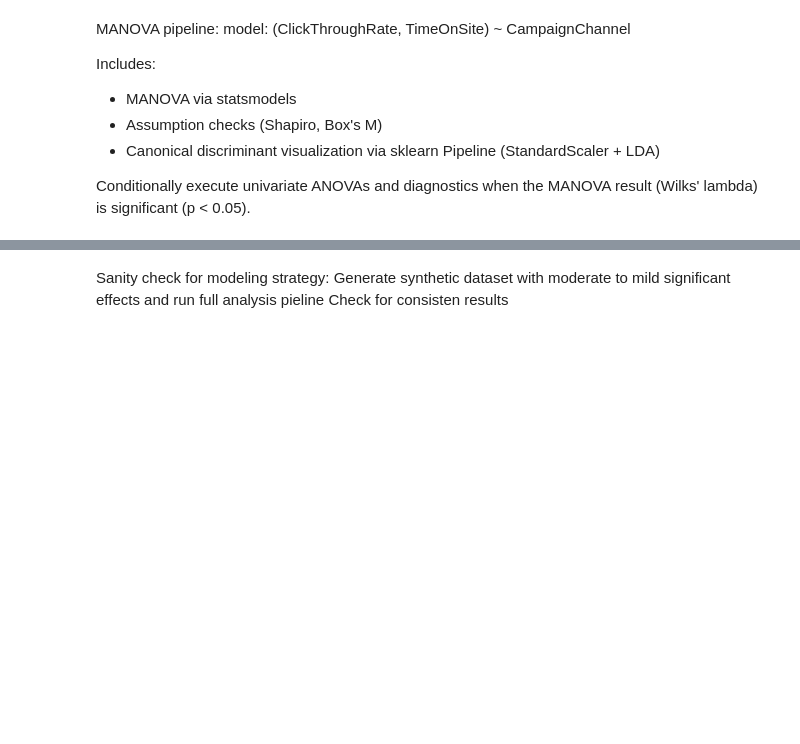
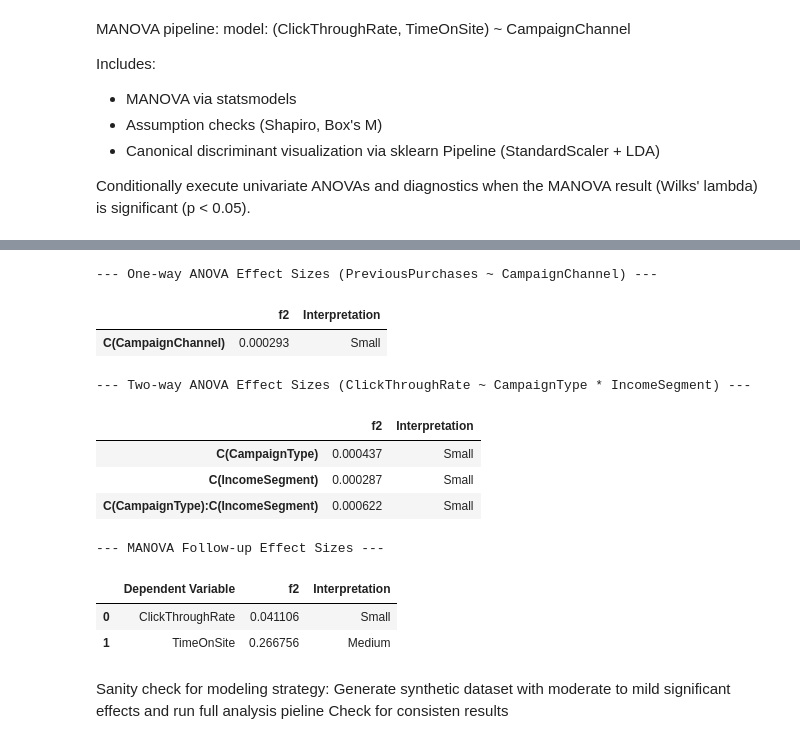
Before and after one commit to alfredqbit/NU-DDS-8515, a Jupyter notebook: sepulvedaadds_8515_6.ipynb, the cells around one changed output, grey strips where cells are left out. Drawn from its saved outputs; the diff is of its cells as text; code cells hidden in the pictures; blank space fills up the shorter version.

```diff
--- a/sepulvedaadds_8515_6.ipynb
+++ b/sepulvedaadds_8515_6.ipynb
@@ -504,3 +552,58 @@ print("\nPipeline complete. Plots saved in the 'figures' subdirectory for downlo
+# %%
+def calculate_cohens_f2(anova_table):
+    """
+    Calculate Cohen's f^2 for each term in a statsmodels ANOVA table.
+    Formula: f^2 = SS_effect / SS_residual
+    """
+    # Ensure 'Residual' row exists to get SS_error
+    if 'Residual' not in anova_table.index:
+        return pd.Series(dtype=float)
+
+    ss_residual = anova_table.loc['Residual', 'sum_sq']
+
+    # Calculate f2 for all rows except Residual
+    f2_values = anova_table['sum_sq'] / ss_residual
+    return f2_values.drop('Residual')
+
+# 1. One-way ANOVA Effect Sizes
+print("--- One-way ANOVA Effect Sizes (PreviousPurchases ~ CampaignChannel) ---")
+f2_1way = calculate_cohens_f2(anova_1way)
+df_f2_1way = pd.DataFrame({'f2': f2_1way, 'Interpretation': ['Small' if x < 0.15 else 'Medium' if x < 0.35 else 'Large' for x in f2_1way]})
+display(df_f2_1way)
+
+# 2. Two-way ANOVA Effect Sizes
+print("\n--- Two-way ANOVA Effect Sizes (ClickThroughRate ~ CampaignType * IncomeSegment) ---")
+f2_2way = calculate_cohens_f2(anova_2way)
+df_f2_2way = pd.DataFrame({'f2': f2_2way, 'Interpretation': ['Small' if x < 0.15 else 'Medium' if x < 0.35 else 'Large' for x in f2_2way]})
+display(df_f2_2way)
+
+# 3. MANOVA Follow-up Univariate Effect Sizes
+print("\n--- MANOVA Follow-up Effect Sizes ---")
+manova_effects = {}
+
+# Re-fit univariate models to access SS
+for dv in ["ClickThroughRate", "TimeOnSite"]:
+    model_dv = ols(f"{dv} ~ C(CampaignChannel)", data=df_synthetic).fit()
+    anova_dv = sm.stats.anova_lm(model_dv, typ=2)
+    f2_val = calculate_cohens_f2(anova_dv)['C(CampaignChannel)']
+    manova_effects[dv] = f2_val
+
+df_f2_manova = pd.DataFrame(list(manova_effects.items()), columns=['Dependent Variable', 'f2'])
+df_f2_manova['Interpretation'] = ['Small' if x < 0.15 else 'Medium' if x < 0.35 else 'Large' for x in df_f2_manova['f2']]
+display(df_f2_manova)
+# %% [output]
+--- One-way ANOVA Effect Sizes (PreviousPurchases ~ CampaignChannel) ---
+|  | f2 | Interpretation |
+| C(CampaignChannel) | 0.000293 | Small |
+--- Two-way ANOVA Effect Sizes (ClickThroughRate ~ CampaignType * IncomeSegment) ---
+|  | f2 | Interpretation |
+| C(CampaignType) | 0.000437 | Small |
+| C(IncomeSegment) | 0.000287 | Small |
+| C(CampaignType):C(IncomeSegment) | 0.000622 | Small |
+--- MANOVA Follow-up Effect Sizes ---
+|  | Dependent Variable | f2 | Interpretation |
+| 0 | ClickThroughRate | 0.041106 | Small |
+| 1 | TimeOnSite | 0.266756 | Medium |
 # %% [markdown]
 Sanity check for modeling strategy:
 Generate synthetic dataset with moderate to mild significant effects and run full analysis pieline
```
Also changed, not shown: parts of 11 cells of this notebook.
